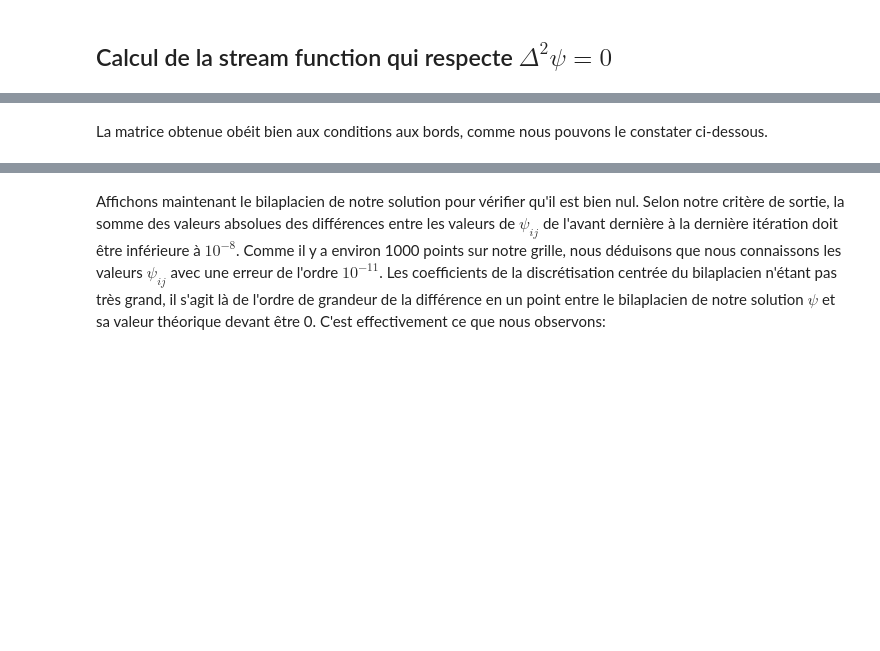
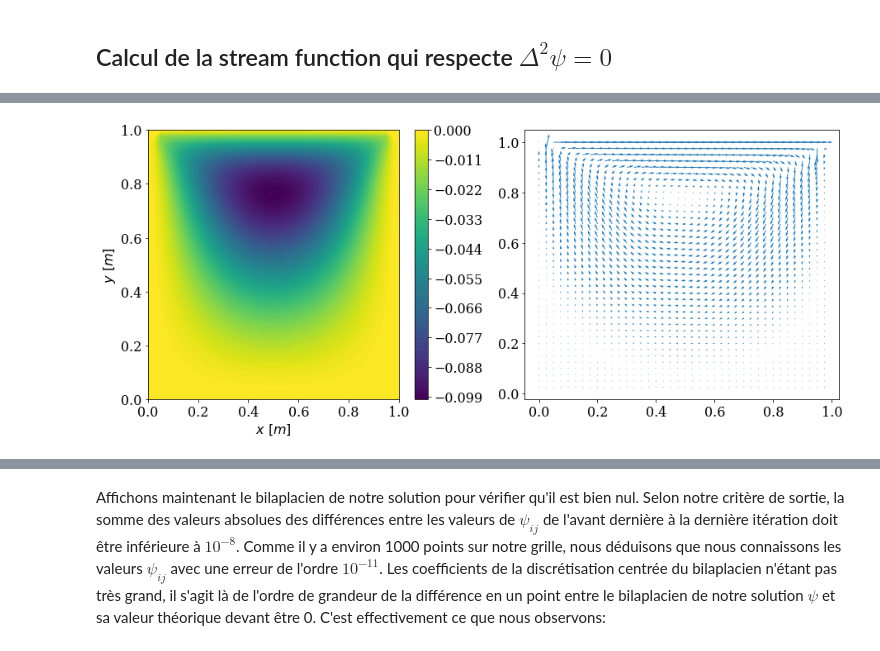
Before and after one commit to ceschoon/Travail-PHYS-F-302, a Jupyter notebook: Travail_PHYS-F-302_MJ_CS.ipynb, the cells around one changed output, grey strips where cells are left out. Cells and saved outputs as stored; diff of their text form; code cells hidden in the pictures; blank space fills up the shorter version.

Commit message:
commentaires

```diff
--- a/Travail_PHYS-F-302_MJ_CS.ipynb
+++ b/Travail_PHYS-F-302_MJ_CS.ipynb
@@ -250,11 +254,24 @@ p = impose_bc(pi,dx) + pii
 # %%
 x = numpy.linspace(0,L,N)
 y = numpy.linspace(0,L,N)
 
-pyplot.figure(figsize=(8,5))
+pyplot.figure(figsize=(15,6))
+pyplot.subplot(121)
 pyplot.contourf(x,y,p,100,cmap=cm.viridis)
 pyplot.xlabel('$x\ [m]$')
 pyplot.ylabel('$y\ [m]$')
 pyplot.colorbar();
+
+dy = dx
+x = numpy.linspace(0,L-dx,N-1)
+y = numpy.linspace(dy,L,N-1)
+vx = numpy.zeros((N-1,N-1))
+vy = numpy.zeros((N-1,N-1))
+
+vx =  (p[1:,:-1] - p[:-1,:-1])/dy
+vy = -(p[1:,1:] - p[1:,:-1])/dx
+
+pyplot.subplot(122)
+pyplot.quiver(x,y,vx,vy,color='C0');
+# %% [output]
+[figure, added]
-# %% [markdown]
-La matrice obtenue obéit bien aux conditions aux bords, comme nous pouvons le constater ci-dessous.
```
Also changed, not shown: parts of 16 cells of this notebook.
